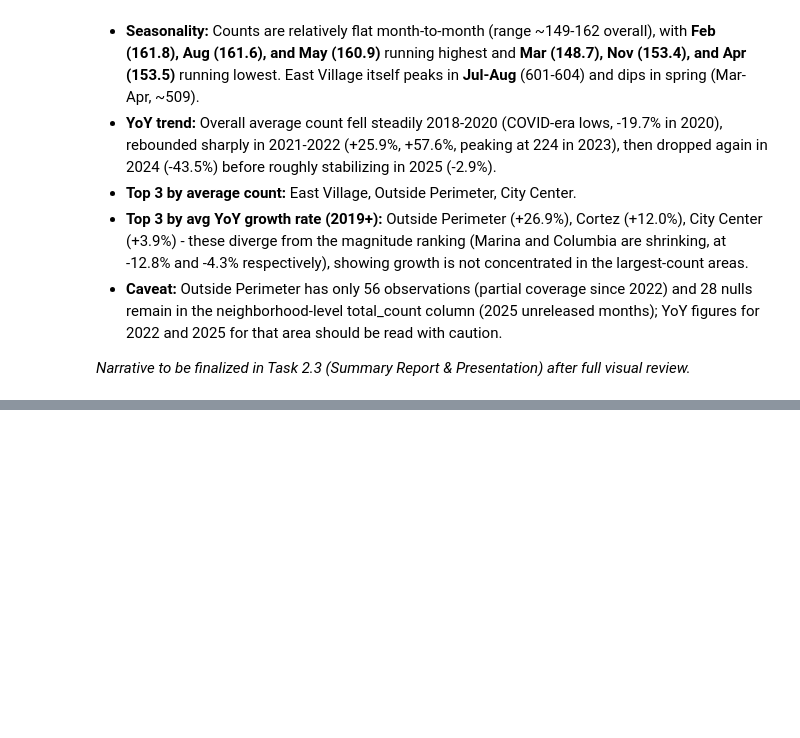
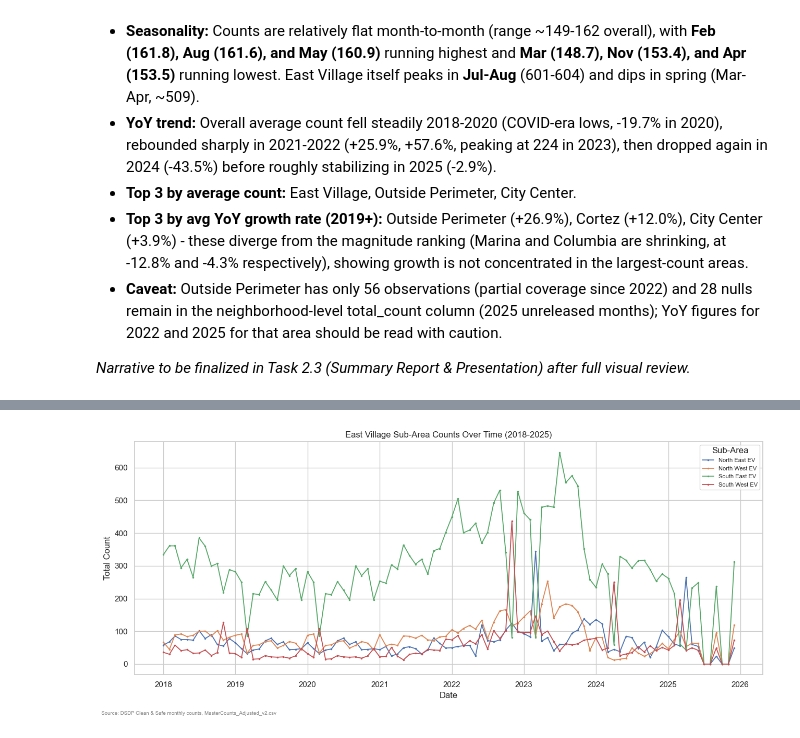
Before and after one commit to CapMorningStar/Downtown-Homeless-Analysis, a Jupyter notebook: EDA_DowntownCounts.ipynb, the cells around one changed output, grey strips where cells are left out. Saved outputs shown, nothing was run; the diff lists cells and outputs as text; code cells hidden in the pictures; blank space fills up the shorter version.

```diff
--- a/EDA_DowntownCounts.ipynb
+++ b/EDA_DowntownCounts.ipynb
@@ -336,0 +429,18 @@ plt.show()
+# %%
+ev_sub = df[(df['area_type'] == 'sub-area') & (df['component'] == 'total')].copy()
+ev_sub['month'] = pd.Categorical(ev_sub['month'], categories=MONTH_ORDER, ordered=True)
+ev_pivot = ev_sub.pivot_table(index='date', columns='area', values='total_count', aggfunc='sum')
+
+fig, ax = plt.subplots(figsize=(13, 5.5))
+for sub_area in ev_pivot.columns:
+    ax.plot(ev_pivot.index, ev_pivot[sub_area], marker='.', markersize=3, linewidth=1.3, label=sub_area)
+
+ax.set_title('East Village Sub-Area Counts Over Time (2018-2025)')
+ax.set_xlabel('Date')
+ax.set_ylabel('Total Count')
+ax.legend(title='Sub-Area', fontsize=8)
+fig.text(0.01, -0.02, 'Source: DSDP Clean & Safe monthly counts, MasterCounts_Adjusted_v2.csv', fontsize=7, color='gray')
+plt.tight_layout()
+plt.show()
+# %% [output]
+[figure, added]
```
Also changed, not shown: parts of 32 cells of this notebook, 2 other files.
